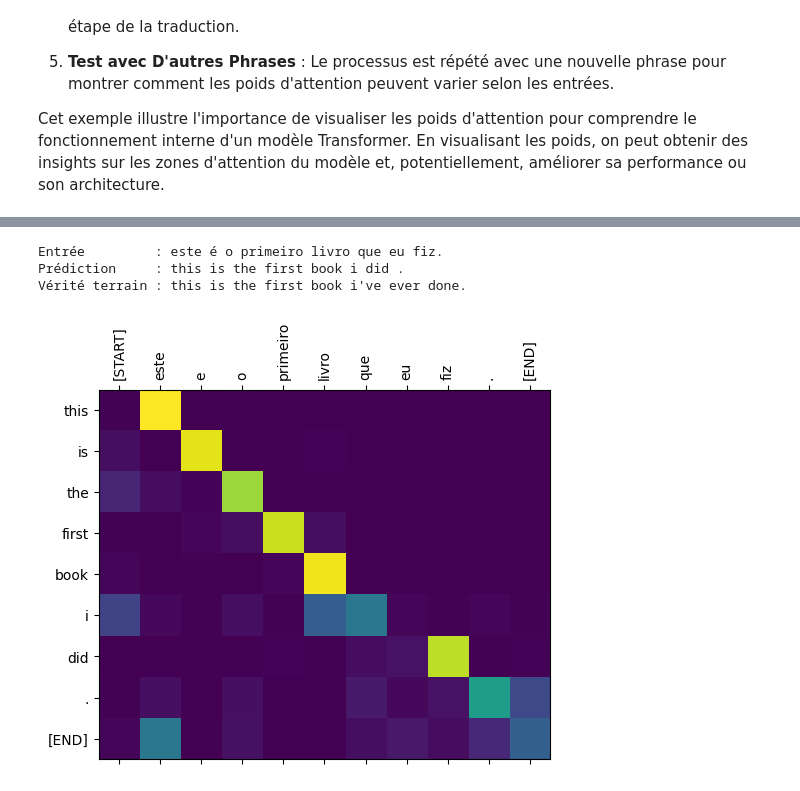
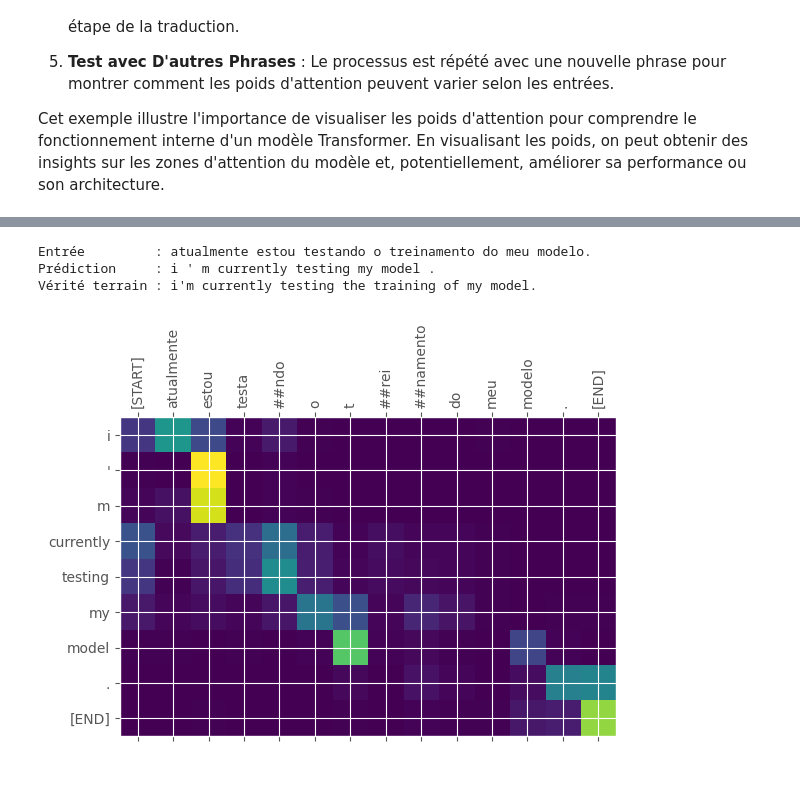
Before and after one commit to TheoGachet/machine-translation-with-transformer, a Jupyter notebook: translation-transformer-notebook.ipynb, the cells around one changed output, grey strips where cells are left out. Drawn from its saved outputs; the diff is of its cells as text; code cells hidden in the pictures.

```diff
--- a/translation-transformer-notebook.ipynb
+++ b/translation-transformer-notebook.ipynb
@@ -1316,3 +1404,44 @@ Le mécanisme d'attention est une innovation clé dans le domaine du traitement
 5. **Test avec D'autres Phrases** : Le processus est répété avec une nouvelle phrase pour montrer comment les poids d'attention peuvent varier selon les entrées.
 
 Cet exemple illustre l'importance de visualiser les poids d'attention pour comprendre le fonctionnement interne d'un modèle Transformer. En visualisant les poids, on peut obtenir des insights sur les zones d'attention du modèle et, potentiellement, améliorer sa performance ou son architecture.
+# %%
+# Définir une phrase en portugais et sa traduction réelle en anglais
+sentence = "eu estou olhando para ver como meu modelo funciona."
+ground_truth = "i'm looking to see how my model works."
+
+# Utilisez le traducteur pour obtenir la traduction prédite et les poids d'attention
+translated_text, translated_tokens, attention_weights = translator(
+    tf.constant(sentence))
+print_translation(sentence, translated_text, ground_truth)
+
+def plot_attention_head(in_tokens, translated_tokens, attention):
+  """Trace les poids d'attention pour une tête spécifique."""
+
+  # Le modèle n'a pas généré `<START>` dans la sortie. On le saute.
+  translated_tokens = translated_tokens[1:]
+
+  ax = plt.gca()
+  ax.matshow(attention)
+  ax.set_xticks(range(len(in_tokens)))
+  ax.set_yticks(range(len(translated_tokens)))
+
+  labels = [label.decode('utf-8') for label in in_tokens.numpy()]
+  ax.set_xticklabels(
+      labels, rotation=90)
+
+  labels = [label.decode('utf-8') for label in translated_tokens.numpy()]
+  ax.set_yticklabels(labels)
+
+# Sélectionnez une tête d'attention spécifique pour la visualisation
+head = 0
+attention_heads = tf.squeeze(
+  attention_weights['decoder_layer4_block2'], 0)
+attention = attention_heads[head]
+
+# Convertir la phrase d'entrée en tokens
+in_tokens = tf.convert_to_tensor([sentence])
+in_tokens = tokenizers.pt.tokenize(in_tokens).to_tensor()
+in_tokens = tokenizers.pt.lookup(in_tokens)[0]
+
+# Tracer les poids d'attention pour la tête sélectionnée
+plot_attention_head(in_tokens, translated_tokens, attention)
@@ -1319,7 +1453,7 @@ Cet exemple illustre l'importance de visualiser les poids d'attention pour compr
 # %%
 # Définir une phrase en portugais et sa traduction réelle en anglais
-sentence = "este é o primeiro livro que eu fiz."
-ground_truth = "this is the first book i've ever done."
+sentence = "atualmente estou testando o treinamento do meu modelo."
+ground_truth = "i'm currently testing the training of my model."
 
 # Utilisez le traducteur pour obtenir la traduction prédite et les poids d'attention
 translated_text, translated_tokens, attention_weights = translator(
@@ -1331,34 +1465,34 @@ def plot_attention_head(in_tokens, translated_tokens, attention):
 
   # Le modèle n'a pas généré `<START>` dans la sortie. On le saute.
   translated_tokens = translated_tokens[1:]
 
   ax = plt.gca()
   ax.matshow(attention)
   ax.set_xticks(range(len(in_tokens)))
   ax.set_yticks(range(len(translated_tokens)))
 
   labels = [label.decode('utf-8') for label in in_tokens.numpy()]
   ax.set_xticklabels(
       labels, rotation=90)
 
   labels = [label.decode('utf-8') for label in translated_tokens.numpy()]
   ax.set_yticklabels(labels)
 
 # Sélectionnez une tête d'attention spécifique pour la visualisation
 head = 0
 attention_heads = tf.squeeze(
   attention_weights['decoder_layer4_block2'], 0)
 attention = attention_heads[head]
 
 # Convertir la phrase d'entrée en tokens
 in_tokens = tf.convert_to_tensor([sentence])
 in_tokens = tokenizers.pt.tokenize(in_tokens).to_tensor()
 in_tokens = tokenizers.pt.lookup(in_tokens)[0]
 
 # Tracer les poids d'attention pour la tête sélectionnée
 plot_attention_head(in_tokens, translated_tokens, attention)
 # %% [output]
-Entrée         : este é o primeiro livro que eu fiz.
-Prédiction     : this is the first book i did .
-Vérité terrain : this is the first book i've ever done.
+Entrée         : atualmente estou testando o treinamento do meu modelo.
+Prédiction     : i ' m currently testing my model .
+Vérité terrain : i'm currently testing the training of my model.
-[figure, old version]
+[figure, new version]
```
Also changed, not shown: parts of 16 cells of this notebook, 1 other file.
